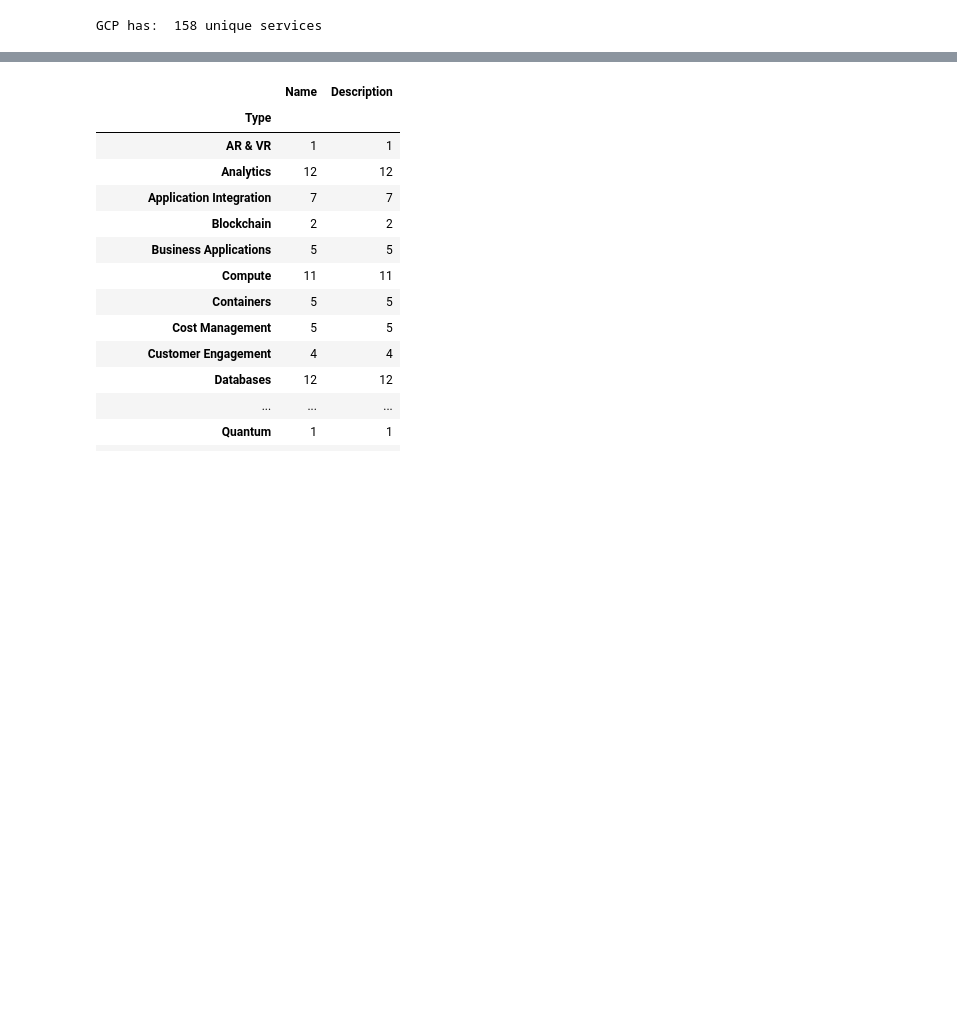
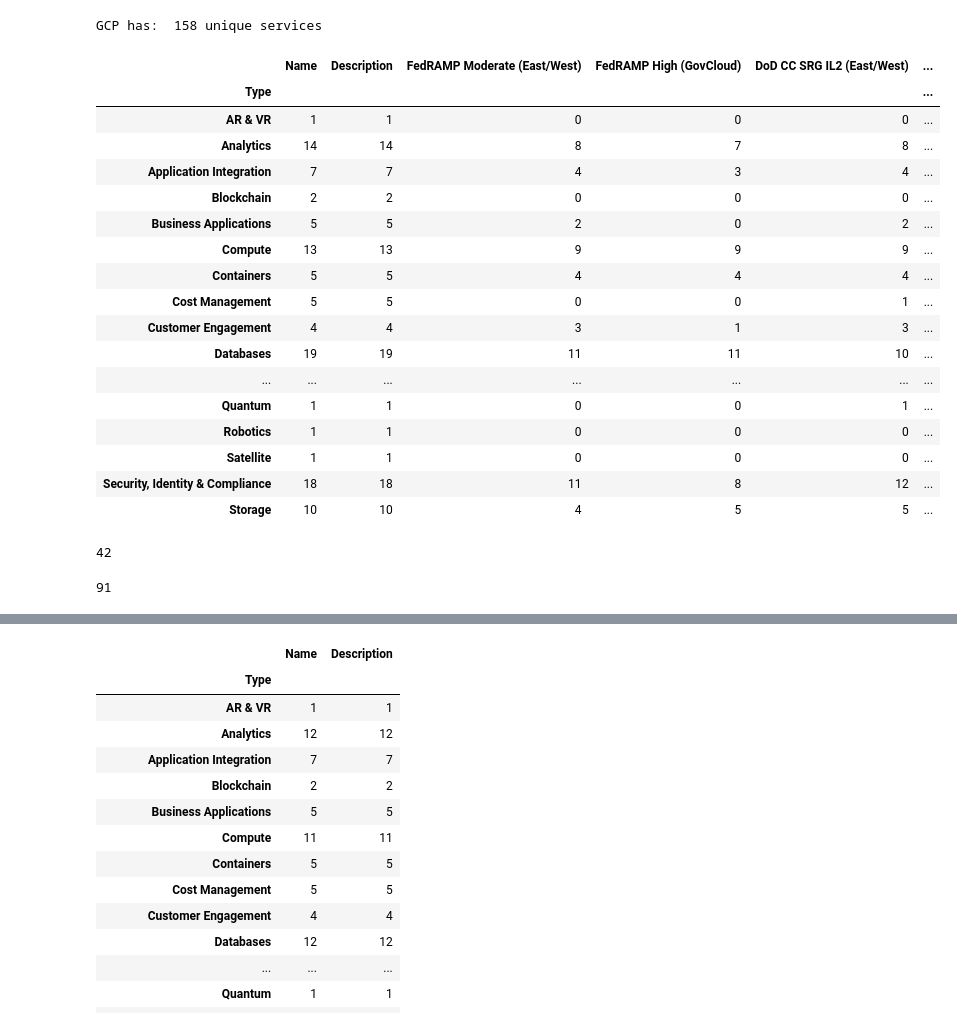
Before and after one commit to Wildertrek/AI_CMM, a Jupyter notebook: AI_CMM.ipynb, the cells around one changed output, grey strips where cells are left out. Drawn from its saved outputs; the diff is of its cells as text; code cells hidden in the pictures; blank space fills up the shorter version.

```diff
--- a/AI_CMM.ipynb
+++ b/AI_CMM.ipynb
@@ -138,3 +155,35 @@ Azure has:  191 unique services
 print("GCP has: ", gcp_df['Name'].nunique(),"unique services")
 # %% [output]
 GCP has:  158 unique services
+# %%
+aws_type = aws_df.groupby(['Type']).count()
+aws_type
+# %% [output]
+|  | Name | Description | FedRAMP Moderate (East/West) | FedRAMP High (GovCloud) | DoD CC SRG IL2 (East/West) | ... |
+| Type |  |  |  |  |  | ... |
+| AR & VR | 1 | 1 | 0 | 0 | 0 | ... |
+| Analytics | 14 | 14 | 8 | 7 | 8 | ... |
+| Application Integration | 7 | 7 | 4 | 3 | 4 | ... |
+| Blockchain | 2 | 2 | 0 | 0 | 0 | ... |
+| Business Applications | 5 | 5 | 2 | 0 | 2 | ... |
+| Compute | 13 | 13 | 9 | 9 | 9 | ... |
+| Containers | 5 | 5 | 4 | 4 | 4 | ... |
+| Cost Management | 5 | 5 | 0 | 0 | 1 | ... |
+| Customer Engagement | 4 | 4 | 3 | 1 | 3 | ... |
+| Databases | 19 | 19 | 11 | 11 | 10 | ... |
+| ... | ... | ... | ... | ... | ... | ... |
+| Quantum | 1 | 1 | 0 | 0 | 1 | ... |
+| Robotics | 1 | 1 | 0 | 0 | 0 | ... |
+| Satellite | 1 | 1 | 0 | 0 | 0 | ... |
+| Security, Identity & Compliance | 18 | 18 | 11 | 8 | 12 | ... |
+| Storage | 10 | 10 | 4 | 5 | 5 | ... |
+# %%
+aws_IL6 = aws_df['DoD CC SRG IL6 (AWS Secret Region)']
+aws_IL6.count()
+# %% [output]
+42
+# %%
+aws_IL5 = aws_df['DoD CC SRG IL5 (GovCloud)']
+aws_IL5.count()
+# %% [output]
+91
```
Also changed, not shown: parts of 17 cells of this notebook, 4 other files.
